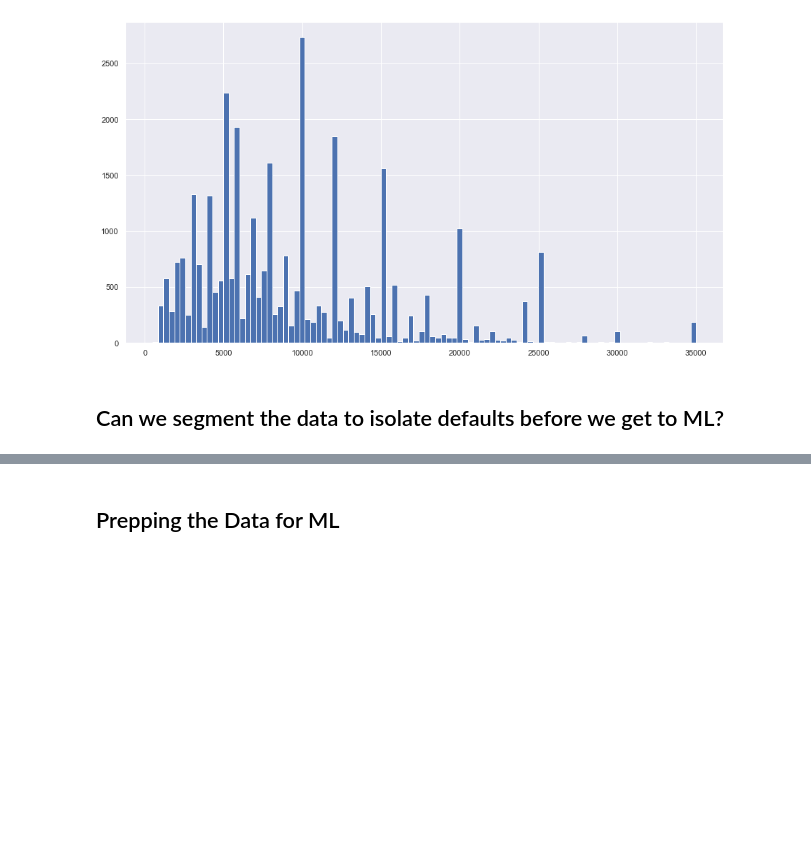
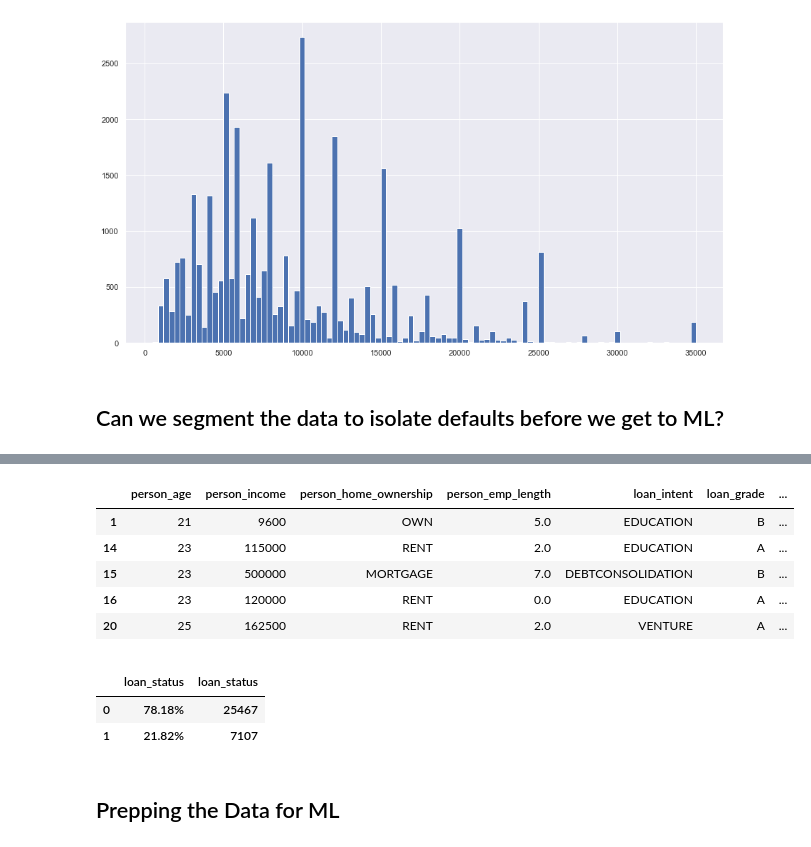
Before and after one commit to WickedoneC/Finance_Projects, a Jupyter notebook: Loan_Analysis/Loan_EDA.ipynb, the cells around one changed output, grey strips where cells are left out. Saved outputs shown, nothing was run; the diff lists cells and outputs as text; code cells hidden in the pictures; blank space fills up the shorter version.

```diff
--- a/Loan_Analysis/Loan_EDA.ipynb
+++ b/Loan_Analysis/Loan_EDA.ipynb
@@ -778,3 +886,19 @@ df.loan_amnt.hist(bins = 100)
+# %%
+df[df['loan_status'] == 0].head()
+# %% [output]
+|  | person_age | person_income | person_home_ownership | person_emp_length | loan_intent | loan_grade | ... |
+| 1 | 21 | 9600 | OWN | 5.0 | EDUCATION | B | ... |
+| 14 | 23 | 115000 | RENT | 2.0 | EDUCATION | A | ... |
+| 15 | 23 | 500000 | MORTGAGE | 7.0 | DEBTCONSOLIDATION | B | ... |
+| 16 | 23 | 120000 | RENT | 0.0 | EDUCATION | A | ... |
+| 20 | 25 | 162500 | RENT | 2.0 | VENTURE | A | ... |
+# %%
+prettyTable(df, 'loan_status')
+# %% [output]
+|  |  |  |
+|  | loan_status | loan_status |
+| 0 | 78.18% | 25467 |
+| 1 | 21.82% | 7107 |
 # %% [markdown]
 ## Prepping the Data for ML
 # %% [markdown]
```
Also changed, not shown: parts of 19 cells of this notebook.
